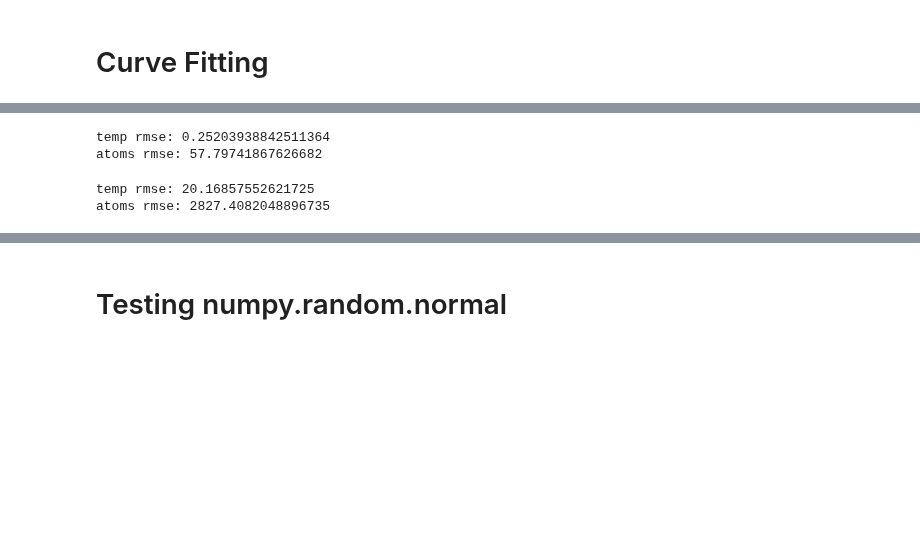
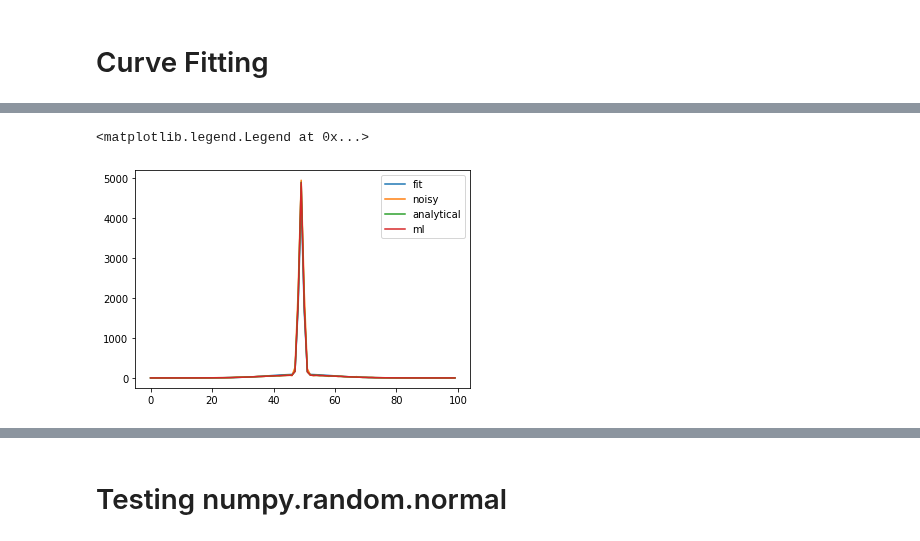
Before and after one commit to alec-gironda/Bose-Einstein-Condensate-NN, a Jupyter notebook: gaussian_fit.ipynb, the cells around one changed output, grey strips where cells are left out. Drawn from its saved outputs; the diff is of its cells as text; code cells hidden in the pictures; blank space fills up the shorter version.

```diff
--- a/gaussian_fit.ipynb
+++ b/gaussian_fit.ipynb
@@ -425,4 +417,4 @@ y_test = y_scaler.fit_transform(y_test)
 
 
 
-ml_model = tf.keras.models.load_model('BEC_model_conv')
+ml_model = tf.keras.models.load_model('../../big_models/BEC_model_conv')
@@ -457,32 +437,24 @@ ml_preds = y_scaler.inverse_transform(ml_preds)
-# %%
-#ml model stats
-
-ml_T_rmse = mean_squared_error(ml_preds[:,0],tmp_y_test[:,0],squared = False)
-
-print(f"temp rmse: {ml_T_rmse}")
-
-ml_N_rmse = mean_squared_error(ml_preds[:,1],tmp_y_test[:,1],squared = False)
-
-print(f"atoms rmse: {ml_N_rmse}")
-# %% [output]
-temp rmse: 0.25203938842511364
-atoms rmse: 57.79741867626682
 # %%
 check = data_fitted.reshape(100,100)
-row = 56
+row = 50
 
 # analytical solution used curve fitting for origin
 
-analytical_soln = analytical_eq((x,y),*origins[check_indx],y_test[check_indx,1],y_test[check_indx,0])
+analytical_soln = analytical_eq((x,y),*origins[check_indx],*tmp_y_test[check_indx][::-1])
 analytical_soln_im = np.reshape(analytical_soln,(length,length))
+fit_im = analytical_eq((x, y), *origins[check_indx],*preds[check_indx][::-1])
+fit_im = np.reshape(fit_im,(length,length))
+ml_im = analytical_eq((x, y), *origins[check_indx],*ml_preds[check_indx][::-1])
+ml_im = np.reshape(ml_im,(length,length))
 
-plt.plot(np.arange(len(check[0])),check[row],label = "fit")
-plt.plot(np.arange(len(check[0])),x_test[check_indx,row],label = "noisy")
+plt.plot(np.arange(len(check[0])),fit_im[row],label = "fit")
+plt.plot(np.arange(len(check[0])),tmp_x_test[check_indx,row],label = "noisy")
 plt.plot(np.arange(len(check[0])),analytical_soln_im[row],label = "analytical")
+plt.plot(np.arange(len(check[0])),ml_im[row],label = "ml")
 plt.legend()
 # %% [output]
-temp rmse: 20.16857552621725
-atoms rmse: 2827.4082048896735
+<matplotlib.legend.Legend at 0x...>
+[figure, added]
 # %%
 preds[check_indx]
 # %% [output]
```
Also changed, not shown: parts of 13 cells of this notebook, 10 other files.
